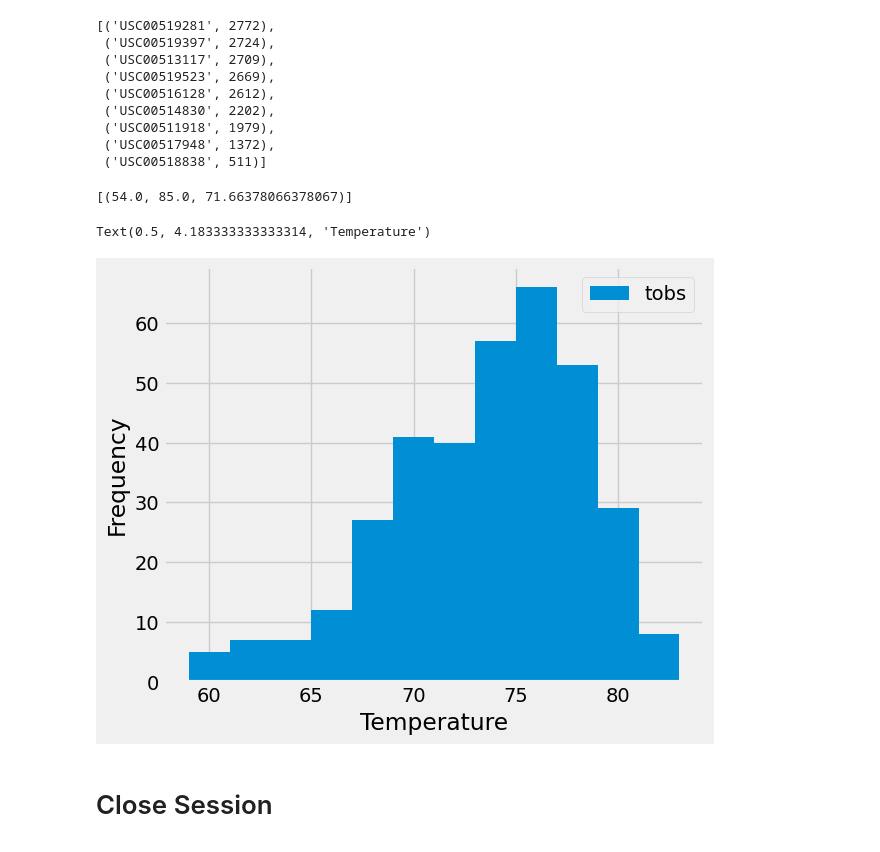
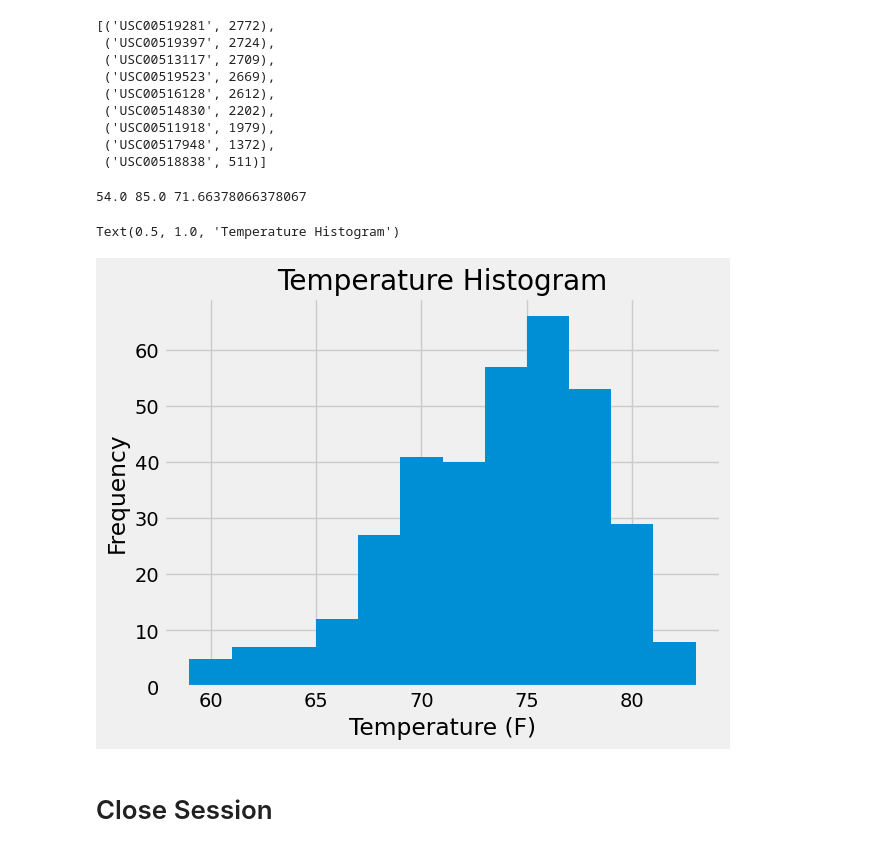
Before and after one commit to atjohnson1994/sqlalchemy-challenge, a Jupyter notebook: SurfsUp/climate_starter.ipynb, the cells around one changed output. Drawn from its saved outputs; the diff is of its cells as text; code cells hidden in the pictures.

```diff
--- a/SurfsUp/climate_starter.ipynb
+++ b/SurfsUp/climate_starter.ipynb
@@ -142,15 +131,28 @@ station_activity
  ('USC00518838', 511)]
 # %%
 # Using the most active station id from the previous query, calculate the lowest, highest, and average temperature.
-most_active_station = station_activity
+most_active_station = station_activity[0][0]
+station_data = pd.read_sql(f"SELECT tobs FROM measurement WHERE station = '{most_active_station}'",con=conn)
+
+mas_min = station_data.min()[0]
+mas_max = station_data.max()[0]
+mas_avg = station_data.mean()[0]
+
+print(mas_min, mas_max, mas_avg)
 # %% [output]
-[(54.0, 85.0, 71.66378066378067)]
+54.0 85.0 71.66378066378067
 # %%
 # Using the most active station id
 # Query the last 12 months of temperature observation data for this station and plot the results as a histogram
+station_year_data = pd.read_sql(f"SELECT tobs FROM measurement WHERE station = '{most_active_station}' AND date >= '{ending_point}'",con=conn)
+
+plt.hist(station_year_data,bins=12)
+plt.xlabel("Temperature (F)")
+plt.ylabel("Frequency")
+plt.title("Temperature Histogram")
 # %% [output]
-Text(0.5, 4.183333333333314, 'Temperature')
+Text(0.5, 1.0, 'Temperature Histogram')
-[figure, old version]
+[figure, new version]
 # %% [markdown]
 # Close Session
 # %%
```
Also changed, not shown: parts of 1 cell of this notebook, 1 other file.
